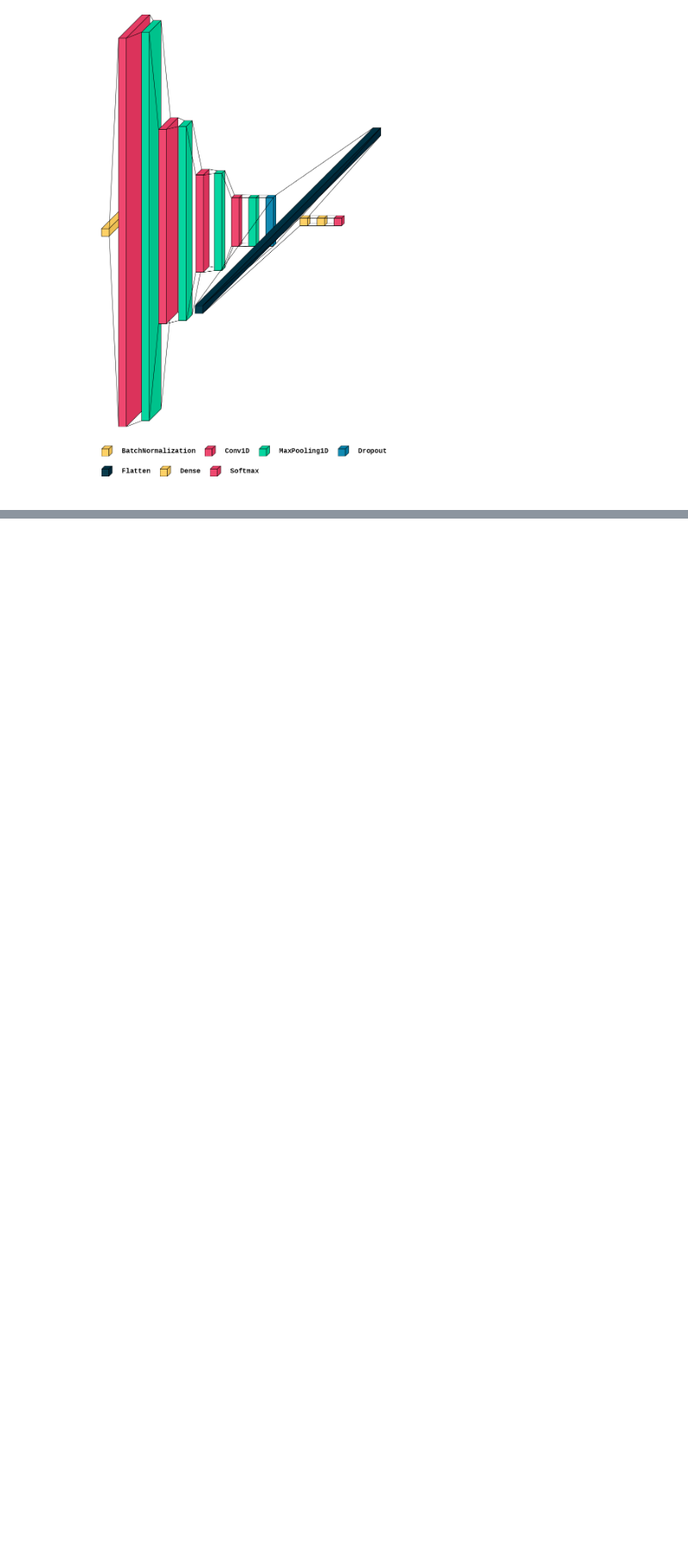
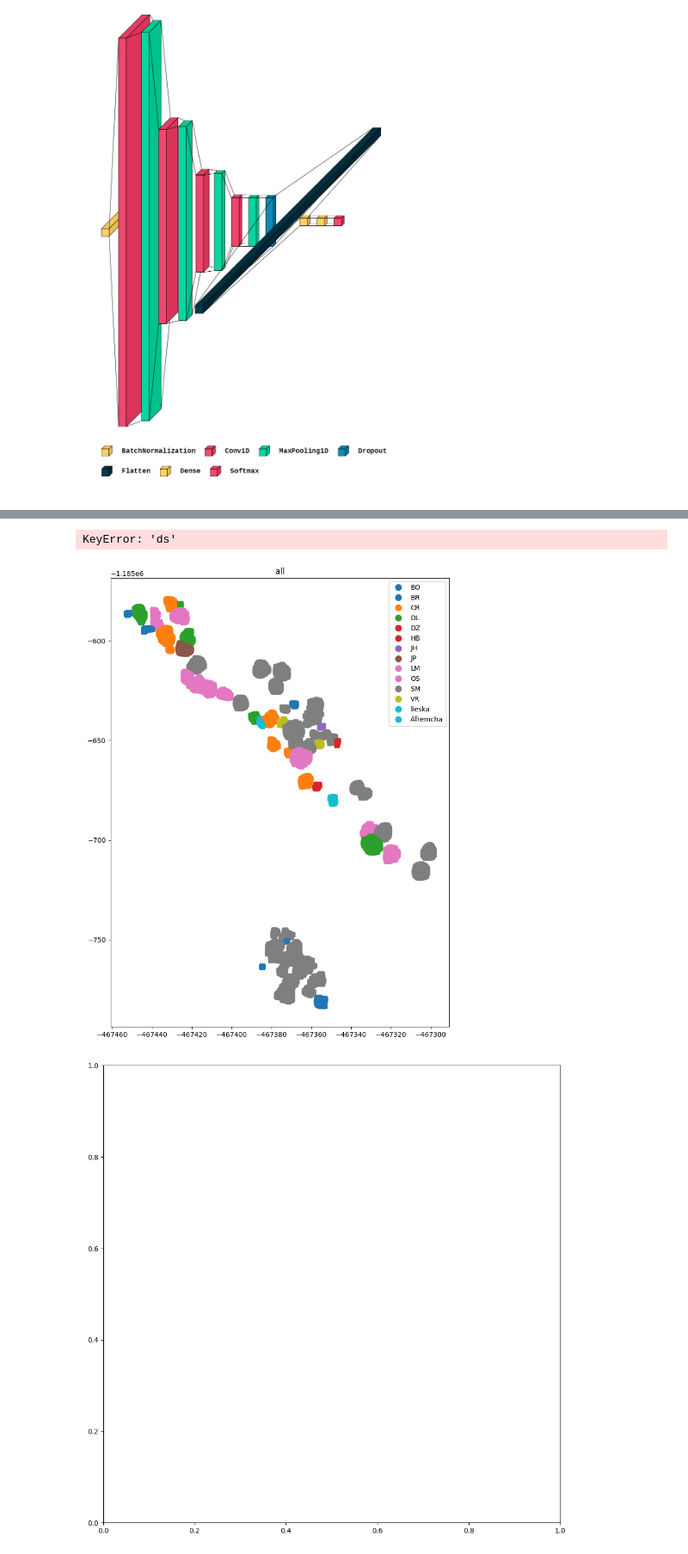
Before and after one commit to IISAS/nvflare-hysped, a Jupyter notebook: volumes/dev/tf/notebooks/model_conv1D_top4.ipynb, the cells around one changed output, grey strips where cells are left out. Shown at 86% size. Saved outputs shown, nothing was run; the diff lists cells and outputs as text; code cells hidden in the pictures; blank space fills up the shorter version.

```diff
--- a/volumes/dev/tf/notebooks/model_conv1D_top4.ipynb
+++ b/volumes/dev/tf/notebooks/model_conv1D_top4.ipynb
@@ -516,0 +543,2 @@ visualkeras.layered_view(
+# %%
+df = pd.read_csv(os.path.join(cfg['data_dir'], '..', 'Sverepec_spolu_so_sur.zip'))
@@ -516,0 +563,16 @@ visualkeras.layered_view(
+# %%
+# load
+df_all = pd.read_csv(os.path.join(cfg['data_dir'], '..', 'sverepec_24.zip'))
+
+# add x,y
+df_all = df_all[np.append(['X', 'Y'], df.columns)]
+
+df_all = df
+
+# to geodataframe
+gdf_all = gpd.GeoDataFrame(
+    df_all, geometry=gpd.points_from_xy(df_all.X, df_all.Y)
+)
+gdf_all.crs = 'EPSG:5514'
+gdf_all = gdf_all.drop(['X', 'Y'], axis=1)
+gdf_all
@@ -516,0 +593,4 @@ visualkeras.layered_view(
+# %%
+index_df = pd.merge(gdf_all, df, how='inner', on=df.columns.to_list()).index
+index_train = pd.merge(gdf_all, df_train, how='inner', on=df_train.columns.to_list()).index
+index_val = pd.merge(gdf_all, df_val, how='inner', on=df_val.columns.to_list()).index
@@ -516,0 +604,4 @@ visualkeras.layered_view(
+# %%
+gdf_all.loc[index_df, 'ds'] = 'Sverepec_spolu'
+gdf_all.loc[index_train, 'ds'] = 'train'
+gdf_all.loc[index_val, 'ds'] = 'val'
@@ -516,0 +610,10 @@ visualkeras.layered_view(
+# %%
+gdf_all.plot(column=gdf_all.DRUH_DR.name, legend=True, figsize=(12,12), marker=',')
+plt.title('all')
+gdf_all.plot(column='ds', legend=True, figsize=(12,12), marker=',')
+plt.title('train+val')
+plt.show()
+# %% [output]
+KeyError: 'ds'
+[figure, added]
+[figure, added]
```
Also changed, not shown: parts of 22 cells of this notebook, 1 other file.
